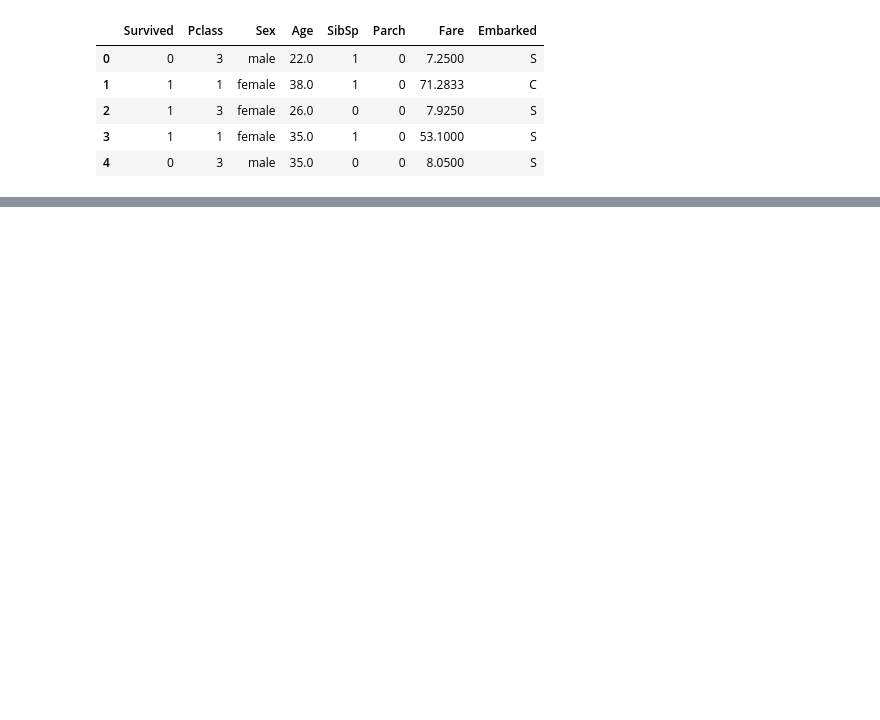
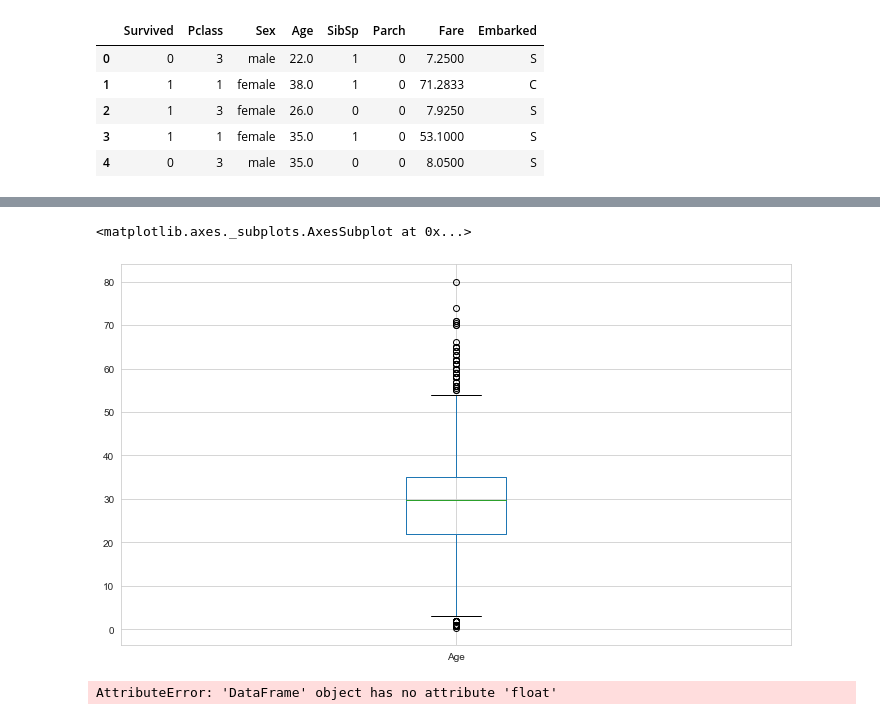
Before and after one commit to parjanyahk/titanicDataEda, a Jupyter notebook: titaniceda.ipynb, the cells around one changed output, grey strips where cells are left out. Drawn from its saved outputs; the diff is of its cells as text; code cells hidden in the pictures; blank space fills up the shorter version.

```diff
--- a/titaniceda.ipynb
+++ b/titaniceda.ipynb
@@ -292,0 +293,5 @@ dtype: int64
+# %%
+#Removing null values from age and filling it  using mean
+
+train_cleaned["Age"].fillna(train_cleaned.Age.mean(), inplace=True)
+train_cleaned.describe()
@@ -292,0 +326,12 @@ dtype: int64
+# %%
+sns.set_style('whitegrid')
+plt.figure(figsize= (12, 7))
+train_cleaned.boxplot(column=['Age'])
+# %% [output]
+<matplotlib.axes._subplots.AxesSubplot at 0x...>
+[figure, added]
+# %%
+train_cleaned["Embarked"].fillna(train_cleaned.Embarked.median(), inplace=True)
+train_cleaned.describe()
+# %% [output]
+AttributeError: 'DataFrame' object has no attribute 'float'
```
Also changed, not shown: parts of 10 cells of this notebook.
